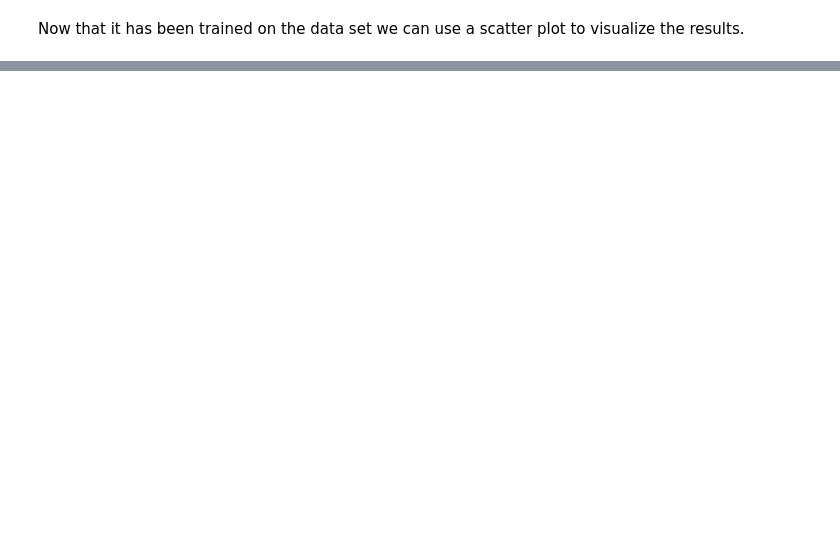
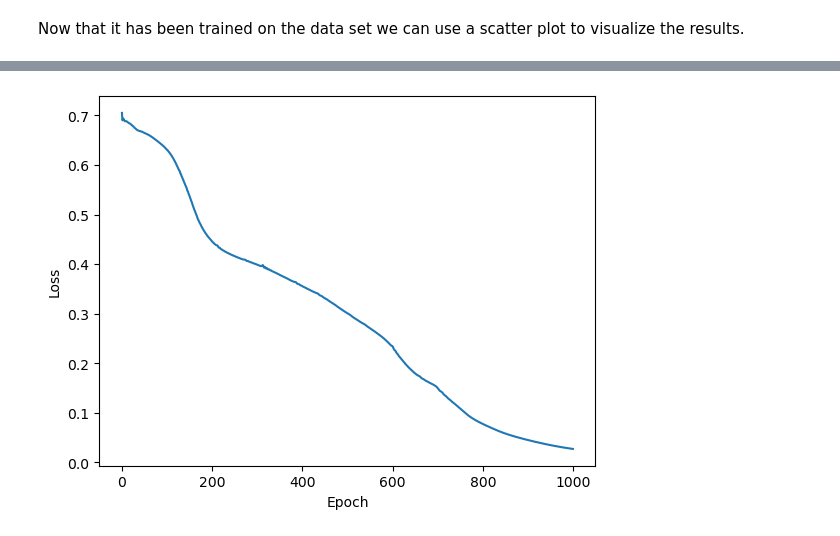
Before and after one commit to SebastianHadley/COMP3330A1, a Jupyter notebook: Question1.ipynb, the cells around one changed output, grey strips where cells are left out. Saved outputs shown, nothing was run; the diff lists cells and outputs as text; code cells hidden in the pictures; blank space fills up the shorter version.

```diff
--- a/Question1.ipynb
+++ b/Question1.ipynb
@@ -121,0 +137,88 @@ plt.show()
+# %%
+import numpy as np
+import pandas as pd
+import torch
+import torch.nn as nn
+import torch.optim as optim
+import matplotlib.pyplot as plt
+
+# Load the dataset
+data = pd.read_csv('datasets/spiralsdataset.csv', header=None, names=['x1', 'x2', 'y'])
+
+# Split the dataset into features and labels
+X = data[['x1', 'x2']].to_numpy()
+y = data['y'].to_numpy()
+
+# Convert the labels to one-hot encoding
+y = np.eye(2)[y]
+
+# Convert the features and labels to PyTorch tensors
+X = torch.tensor(X, dtype=torch.float)
+y = torch.tensor(y, dtype=torch.float)
+
+# Define the FFNN architecture
+class Net(nn.Module):
+    def __init__(self, input_size, hidden_size, output_size):
+        super(Net, self).__init__()
+        self.fc1 = nn.Linear(input_size, hidden_size)
+        self.fc2 = nn.Linear(hidden_size, hidden_size)
+        self.fc3 = nn.Linear(hidden_size, output_size)
+        self.activation = nn.Tanh()
+
+    def forward(self, x):
+        x = self.fc1(x)
+        x = self.activation(x)
+        x = self.fc2(x)
+        x = self.activation(x)
+        x = self.fc3(x)
+        x = nn.Softmax(dim=1)(x)
+        return x
+
+# Set the hyperparameters
+input_size = 2
+hidden_size = 20
+output_size = 2
+learning_rate = 0.01
+num_epochs = 1000
+
+# Create the FFNN
+net = Net(input_size, hidden_size, output_size)
+
+# Define the loss function and optimizer
+criterion = nn.BCELoss()
+optimizer = optim.Adam(net.parameters(), lr=learning_rate)
+
+# Train the FFNN
+loss_list = []
+for epoch in range(num_epochs):
+    # Zero the gradients
+    optimizer.zero_grad()
+
+    # Forward pass
+    outputs = net(X)
+    loss = criterion(outputs, y)
+    loss_list.append(loss.item())
+
+    # Backward pass and optimization
+    loss.backward()
+    optimizer.step()
+
+    # Print the loss every 100 epochs
+    if (epoch + 1) % 100 == 0:
+        print('Epoch [{}/{}], Loss: {:.4f}'.format(epoch + 1, num_epochs, loss.item()))
+
+# Plot the loss
+plt.plot(loss_list)
+plt.xlabel('Epoch')
+plt.ylabel('Loss')
+plt.show()
+
+# Evaluate the FFNN
+with torch.no_grad():
+    outputs = net(X)
+    predicted = torch.argmax(outputs, dim=1)
+
+# Plot the dataset with the predicted classes
+plt.scatter(X[:, 0], X[:, 1], c=predicted, cmap='coolwarm')
+plt.show()
+# %% [output]
@@ -121,0 +235 @@ plt.show()
+[figure, added]
```
Also changed, not shown: parts of 6 cells of this notebook, 1 other file.
